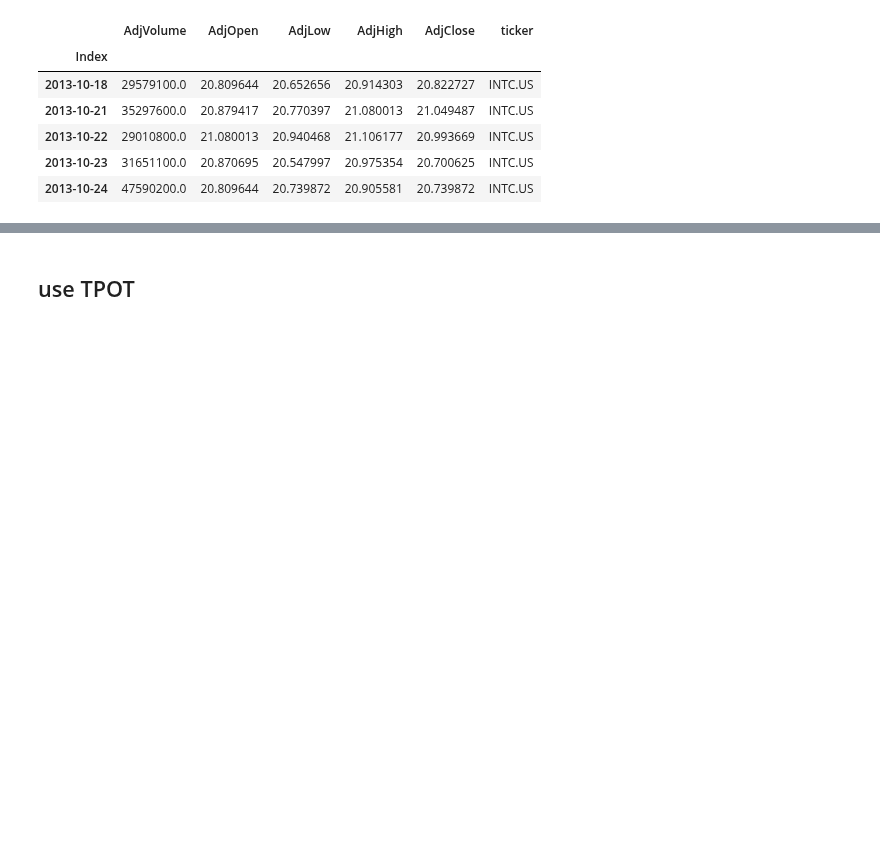
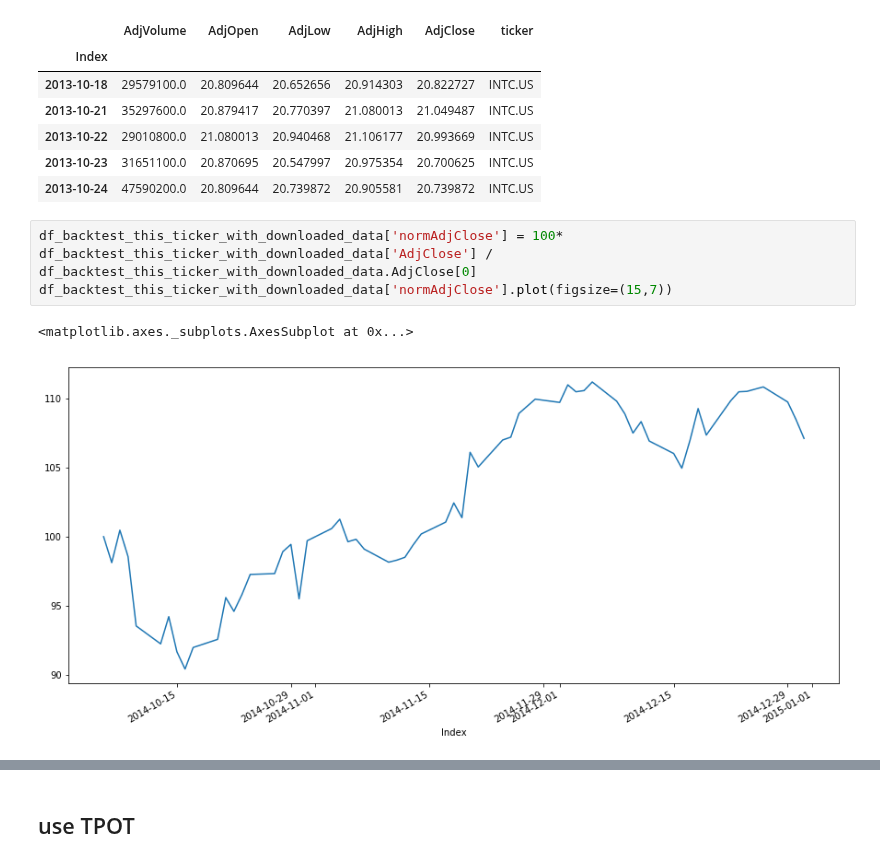
Before and after one commit to Lindstaedt/Stock-recommendation-with-ML, a Jupyter notebook: notebooks/03.0-fl-model-training-sklearn.ipynb, the cells around one changed output, grey strips where cells are left out. Drawn from its saved outputs; the diff is of its cells as text; blank space fills up the shorter version.

Commit message:
feat: calculate_backtest function and plot for one stock

```diff
--- a/notebooks/03.0-fl-model-training-sklearn.ipynb
+++ b/notebooks/03.0-fl-model-training-sklearn.ipynb
@@ -315,3 +327,9 @@ df_downloaded_all_tickers.loc[ df_downloaded_all_tickers['ticker']=='INTC.US', :
 | 2013-10-22 | 29010800.0 | 21.080013 | 20.940468 | 21.106177 | 20.993669 | INTC.US |
 | 2013-10-23 | 31651100.0 | 20.870695 | 20.547997 | 20.975354 | 20.700625 | INTC.US |
 | 2013-10-24 | 47590200.0 | 20.809644 | 20.739872 | 20.905581 | 20.739872 | INTC.US |
+# %%
+df_backtest_this_ticker_with_downloaded_data['normAdjClose'] = 100* df_backtest_this_ticker_with_downloaded_data['AdjClose'] / df_backtest_this_ticker_with_downloaded_data.AdjClose[0]
+df_backtest_this_ticker_with_downloaded_data['normAdjClose'].plot(figsize=(15,7))
+# %% [output]
+<matplotlib.axes._subplots.AxesSubplot at 0x...>
+[figure, added]
```
Also changed, not shown: parts of 20 cells of this notebook.
